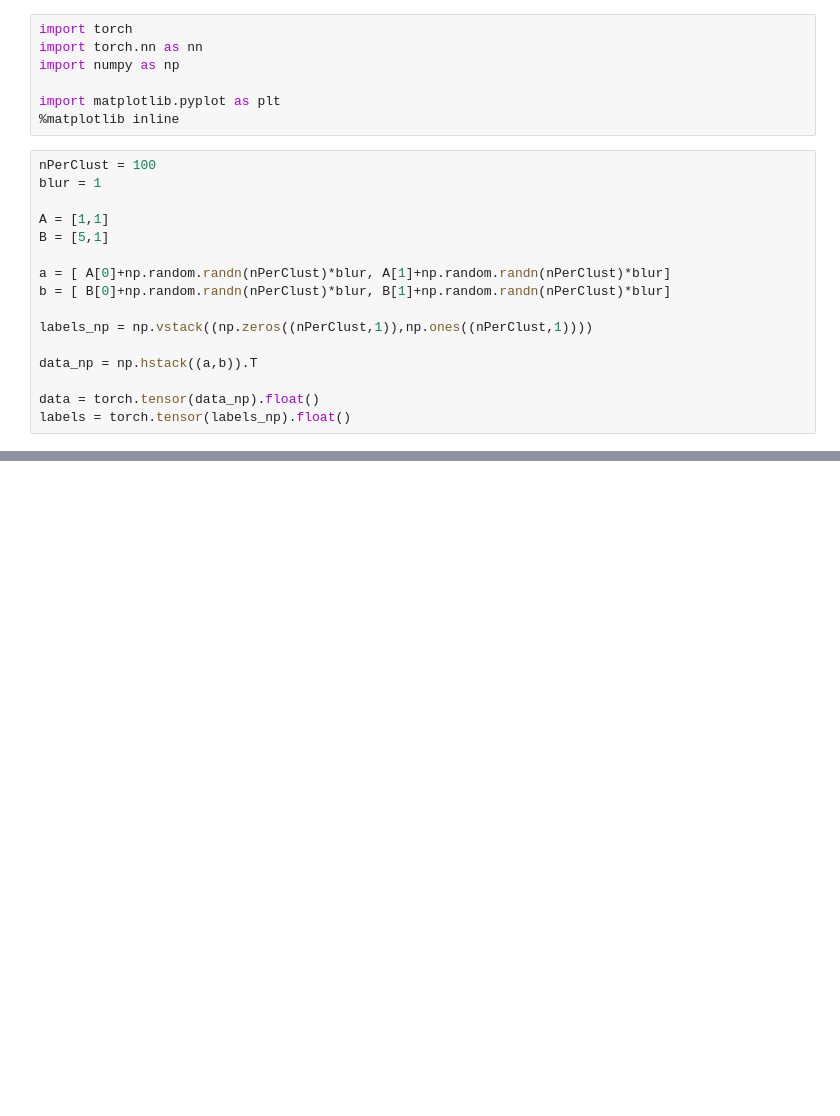
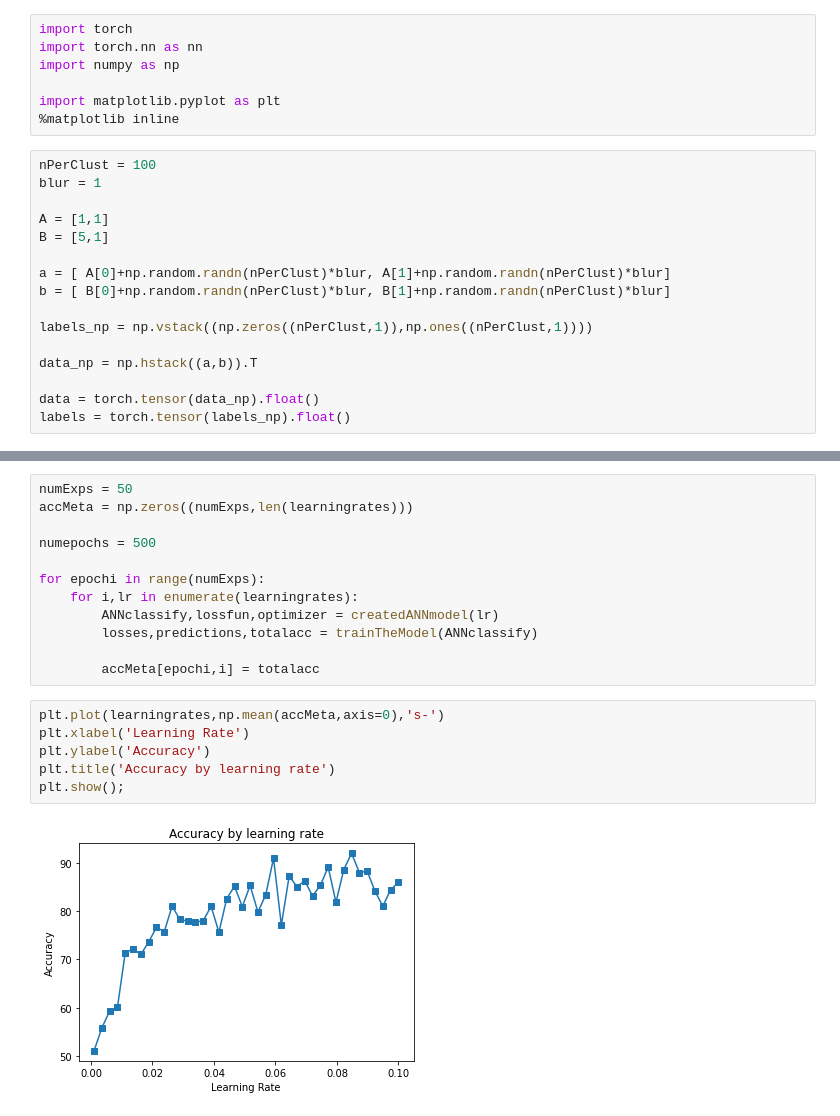
Before and after one commit to Sirfowahid/Artificial-Neural-Network, a Jupyter notebook: ANN-For-LearningRate-Experiment.ipynb, the cells around one changed output, grey strips where cells are left out. Cells and saved outputs as stored; diff of their text form; blank space fills up the shorter version.

```diff
--- a/ANN-For-LearningRate-Experiment.ipynb
+++ b/ANN-For-LearningRate-Experiment.ipynb
@@ -33,0 +107,20 @@ plt.show();
+# %%
+numExps = 50
+accMeta = np.zeros((numExps,len(learningrates)))
+
+numepochs = 500
+
+for epochi in range(numExps):
+    for i,lr in enumerate(learningrates):
+        ANNclassify,lossfun,optimizer = createdANNmodel(lr)
+        losses,predictions,totalacc = trainTheModel(ANNclassify)
+
+        accMeta[epochi,i] = totalacc
+# %%
+plt.plot(learningrates,np.mean(accMeta,axis=0),'s-')
+plt.xlabel('Learning Rate')
+plt.ylabel('Accuracy')
+plt.title('Accuracy by learning rate')
+plt.show();
+# %% [output]
+[figure, added]
```
Also changed, not shown: parts of 7 cells of this notebook, 1 other file.
